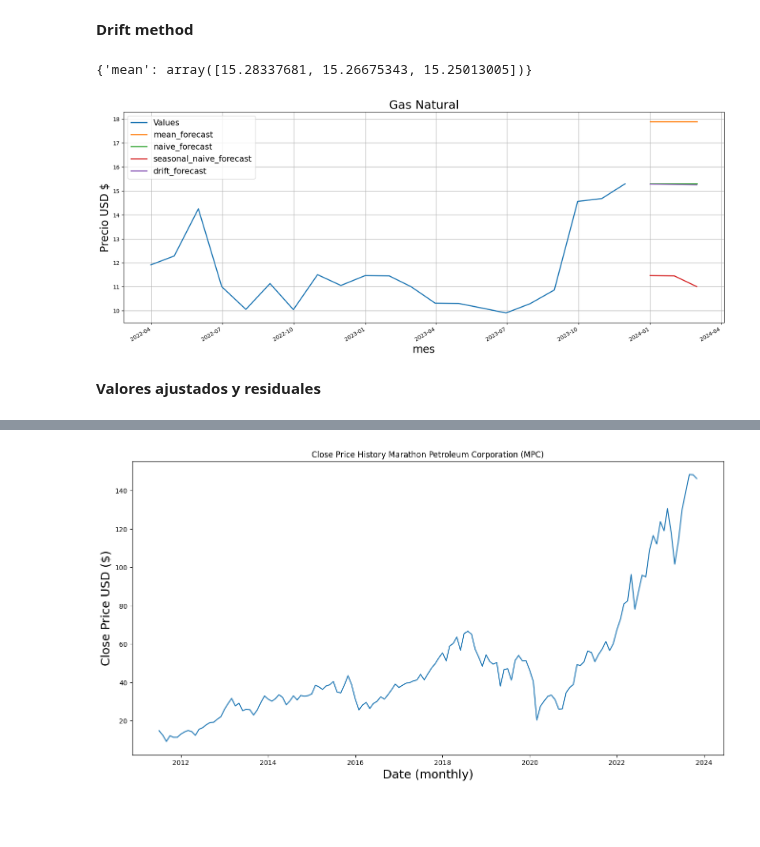
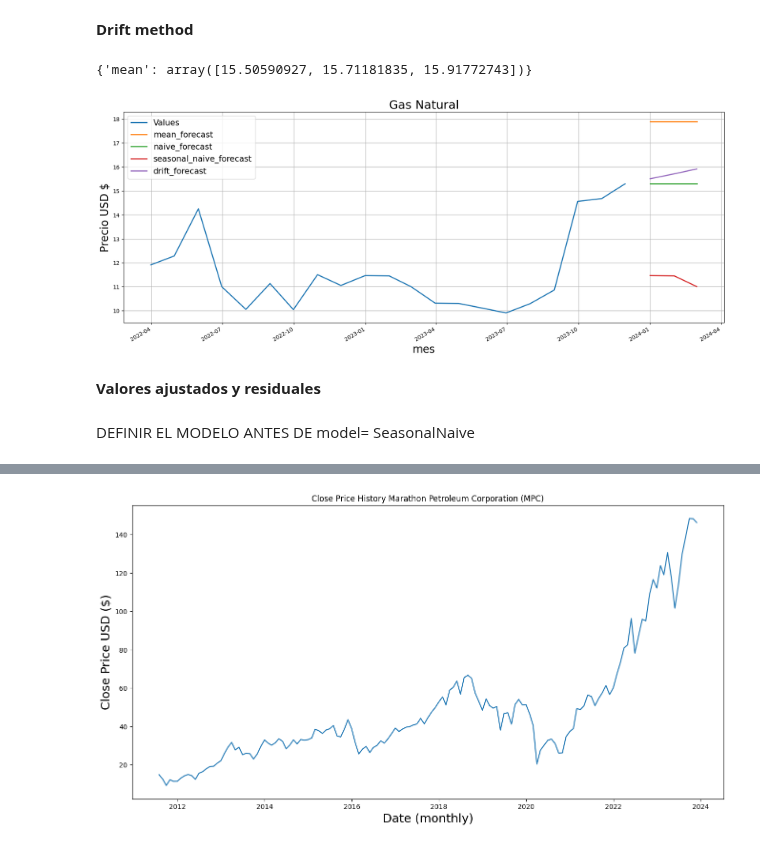
Before and after one commit to Michelleagl/Series_de_Tiempo, a Jupyter notebook: Proyecto_Series_.ipynb, the cells around one changed output, grey strips where cells are left out. Drawn from its saved outputs; the diff is of its cells as text; code cells hidden in the pictures; blank space fills up the shorter version.

```diff
--- a/Proyecto_Series_.ipynb
+++ b/Proyecto_Series_.ipynb
@@ -439 +446,5 @@ horizonte = ?
+# %%
+# prompt: create an horizaon
+
+horizonte = 3
 # %%
@@ -536,7 +536,7 @@ from statsforecast.models import Naive
 
 # Define the model, fit and predict:
 model = Naive()
-model = model.fit(y=hist.values)
+model = model.fit(y=test.values)
 y_hat_dict = model.predict(h=3)
 
 y_hat_dict
@@ -576,7 +576,7 @@ from statsforecast.models import SeasonalNaive
 
 # Define the model, fit and predict:
 model = SeasonalNaive(season_length=12)
-model = model.fit(y=hist.values)
+model = model.fit(y=test.values)
 y_hat_dict = model.predict(h=3)
 
 y_hat_dict
@@ -609,31 +609,31 @@ from statsforecast.models import RandomWalkWithDrift
 
 # Define the model, fit and predict:
 model = RandomWalkWithDrift()
-model = model.fit(y=hist.values)
+model = model.fit(y=test.values)
 y_hat_dict = model.predict(h=3)
 
 y_hat_dict
 # %% [output]
-{'mean': array([15.28337681, 15.26675343, 15.25013005])}
+{'mean': array([15.50590927, 15.71181835, 15.91772743])}
 # %%
 # Create a column with the values predicted:
 _pred_df["drift_forecast"] = y_hat_dict["mean"]
 # %%
 fig, ax = plt.subplots(1, 1, figsize = (20, 8))
 
 # Concatenate the dataframe of predicted values with the dataframe of observed values:
-plot_df = pd.concat([hist, _pred_df])
+plot_df = pd.concat([test, _pred_df])
 plot_df.columns = ['Values', 'mean_forecast', 'naive_forecast', 'seasonal_naive_forecast', 'drift_forecast']
 plot_df[-24:].plot(ax=ax, linewidth=2)
 
 # Specify graph features:
 ax.set_title('Gas Natural', fontsize=22)
 ax.set_ylabel('Precio USD $', fontsize=20)
 ax.set_xlabel('mes', fontsize=20)
 ax.legend(prop={'size': 15})
 ax.grid()
 # %% [output]
-[figure, old version]
+[figure, new version]
 # %% [markdown]
 **Valores ajustados y residuales**
 # %%
@@ -644,6 +644,8 @@ import numpy as np
 from statsforecast import StatsForecast
 from statsforecast.models import __all__
 from statsforecast.models import HistoricAverage
+# %% [markdown]
+DEFINIR EL MODELO ANTES DE model= SeasonalNaive
 # %%
 # Define the model, fit and predict:
 model = SeasonalNaive(season_length=12)
```
Also changed, not shown: parts of 94 cells of this notebook.
